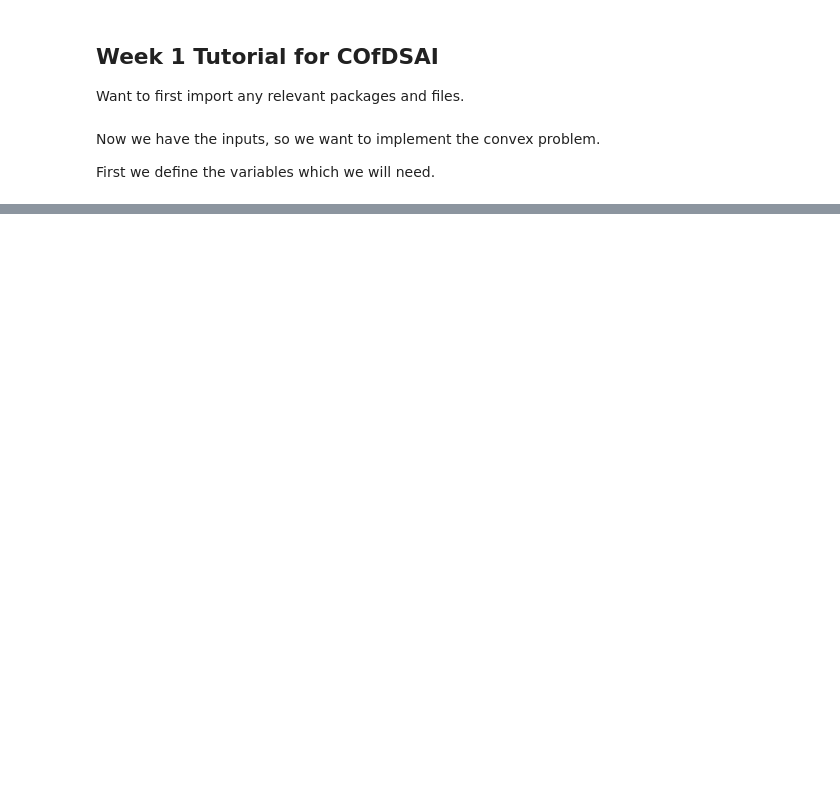
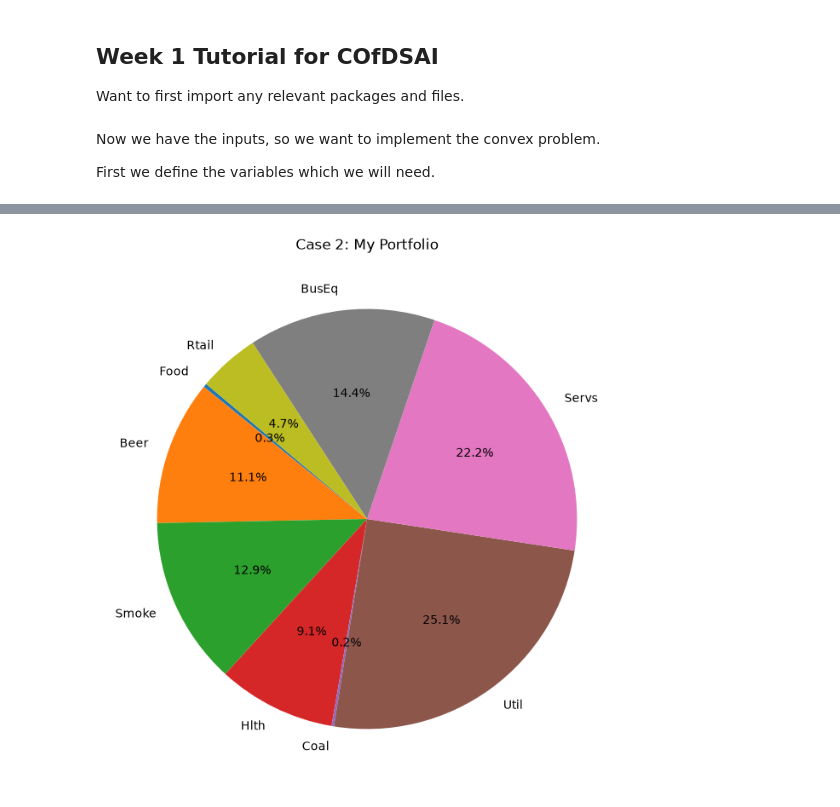
Before and after one commit to Cagancancacan/Convex-Optimisation-for-Data-Science-and-AI, a Jupyter notebook: Week1/Week1.ipynb, the cells around one changed output, grey strips where cells are left out. Saved outputs shown, nothing was run; the diff lists cells and outputs as text; code cells hidden in the pictures; blank space fills up the shorter version.

```diff
--- a/Week1/Week1.ipynb
+++ b/Week1/Week1.ipynb
@@ -30,0 +358,12 @@ np.float64(0.030154289808169935)
+# %%
+filtered_weightsb = [wtest for wtest in wtest1 if wtest > threshold]
+filtered_namesb = [names[i] for i, wtest in enumerate(wtest1) if wtest > threshold]
+
+plt.figure(figsize=(8, 8))
+# autopct='%1.1f%%' displays the percentage on the chart
+plt.pie(filtered_weightsb, labels=filtered_namesb, autopct='%1.1f%%', startangle=140)
+plt.title("Case 2: My Portfolio")
+plt.savefig("My Portfolio Stocks (Optimal Vol)", dpi=300, bbox_inches='tight')
+plt.show()
+# %% [output]
+[figure, added]
```
Also changed, not shown: parts of 17 cells of this notebook, 4 other files.
